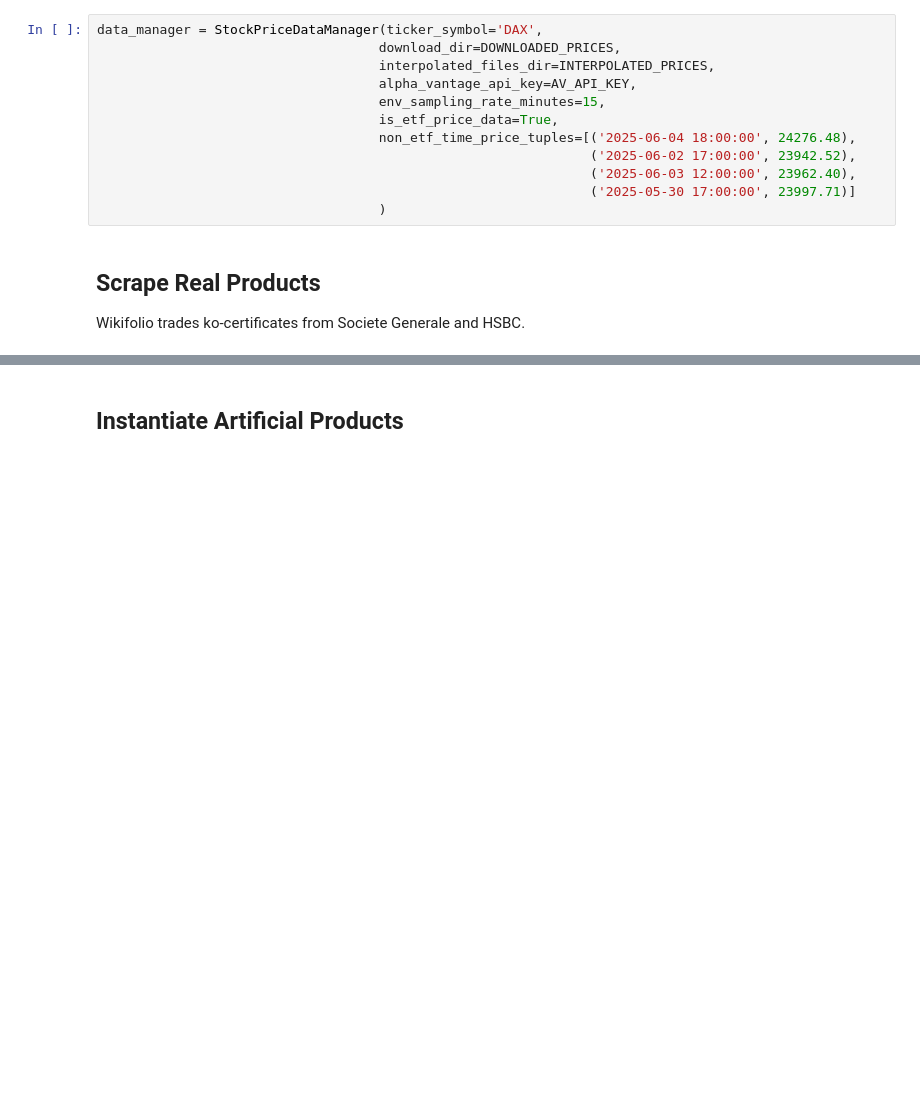
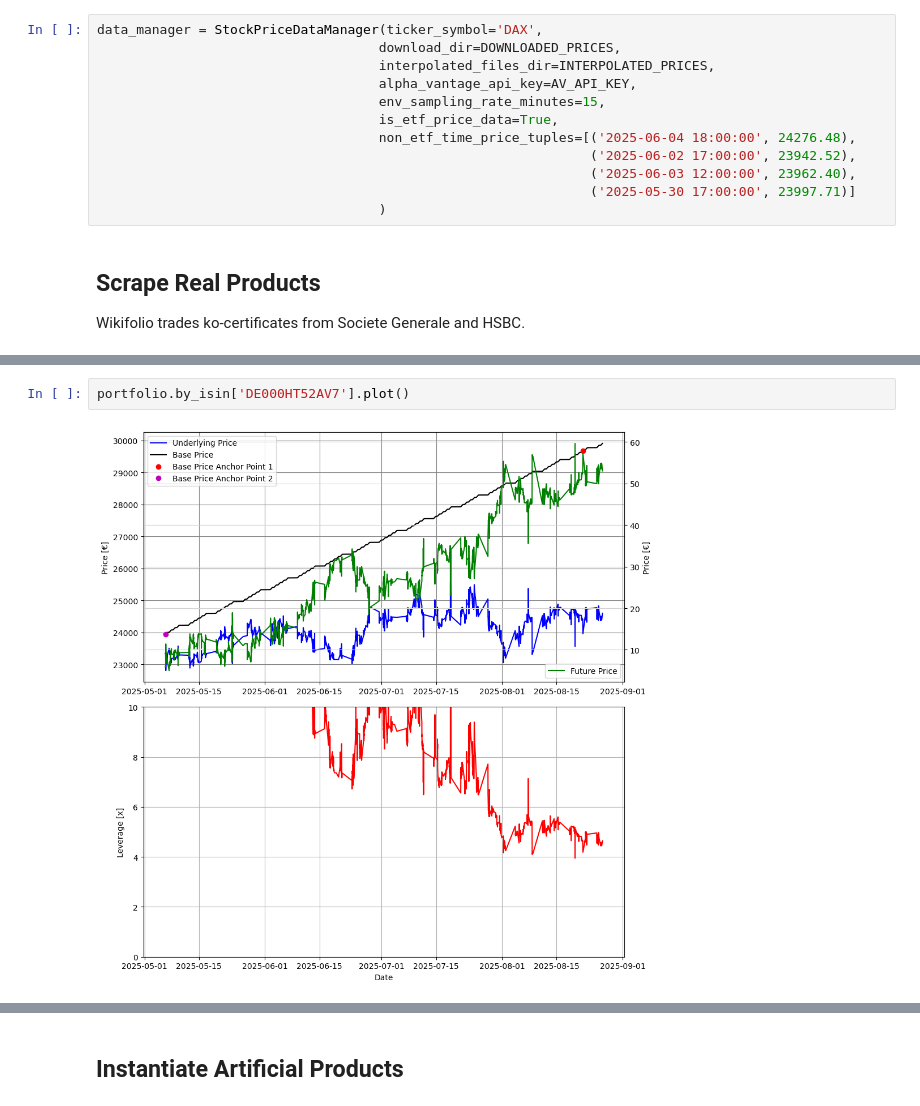
Before and after one commit to paulruesing/hybrid-rl-index-trading, a Jupyter notebook: notebooks/portfolio_construction.ipynb, the cells around one changed output, grey strips where cells are left out. Drawn from its saved outputs; the diff is of its cells as text; blank space fills up the shorter version.

```diff
--- a/notebooks/portfolio_construction.ipynb
+++ b/notebooks/portfolio_construction.ipynb
@@ -41,0 +139,4 @@ Wikifolio trades ko-certificates from Societe Generale and HSBC.
+# %%
+portfolio.by_isin['DE000HT52AV7'].plot()
+# %% [output]
+[figure, added]
```
Also changed, not shown: parts of 21 cells of this notebook.
